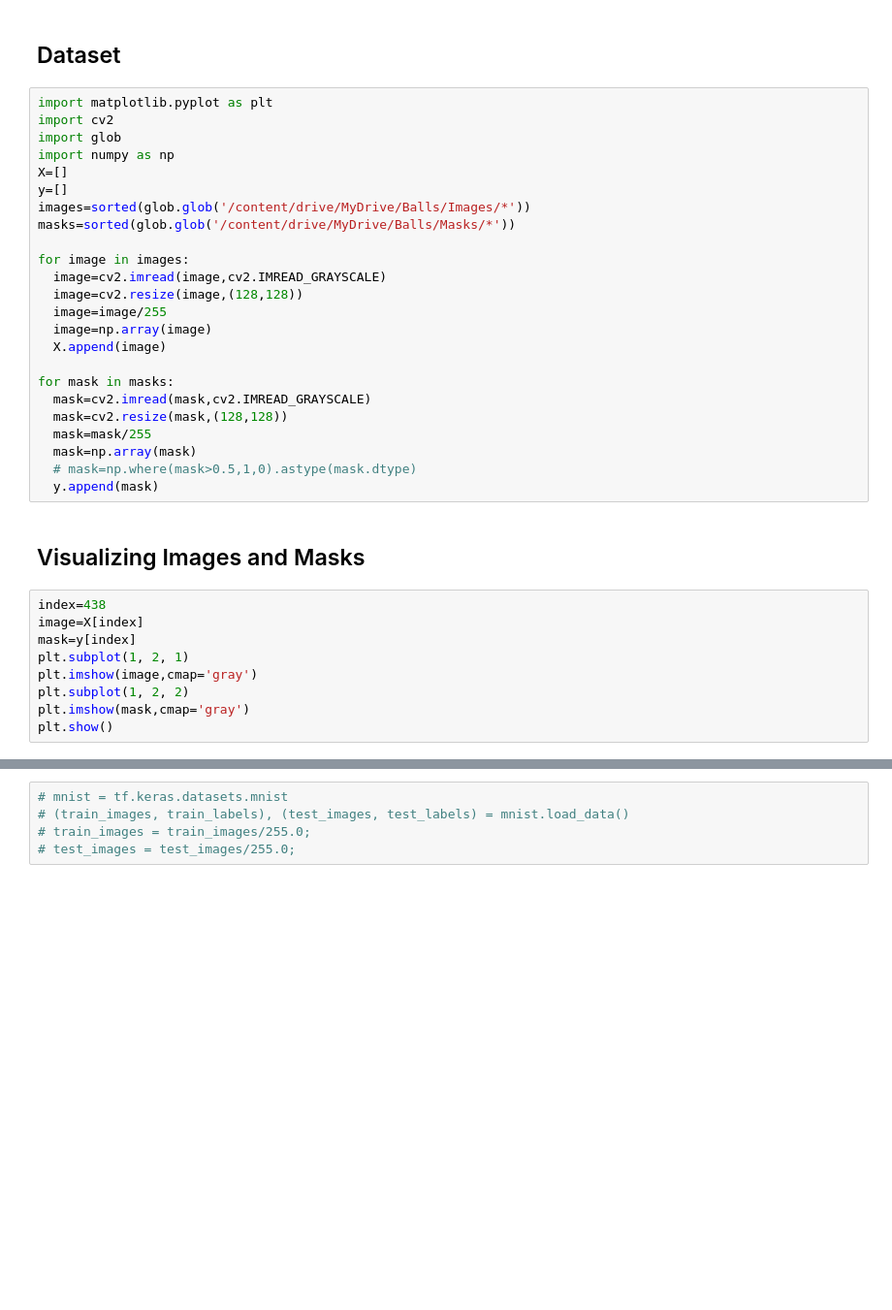
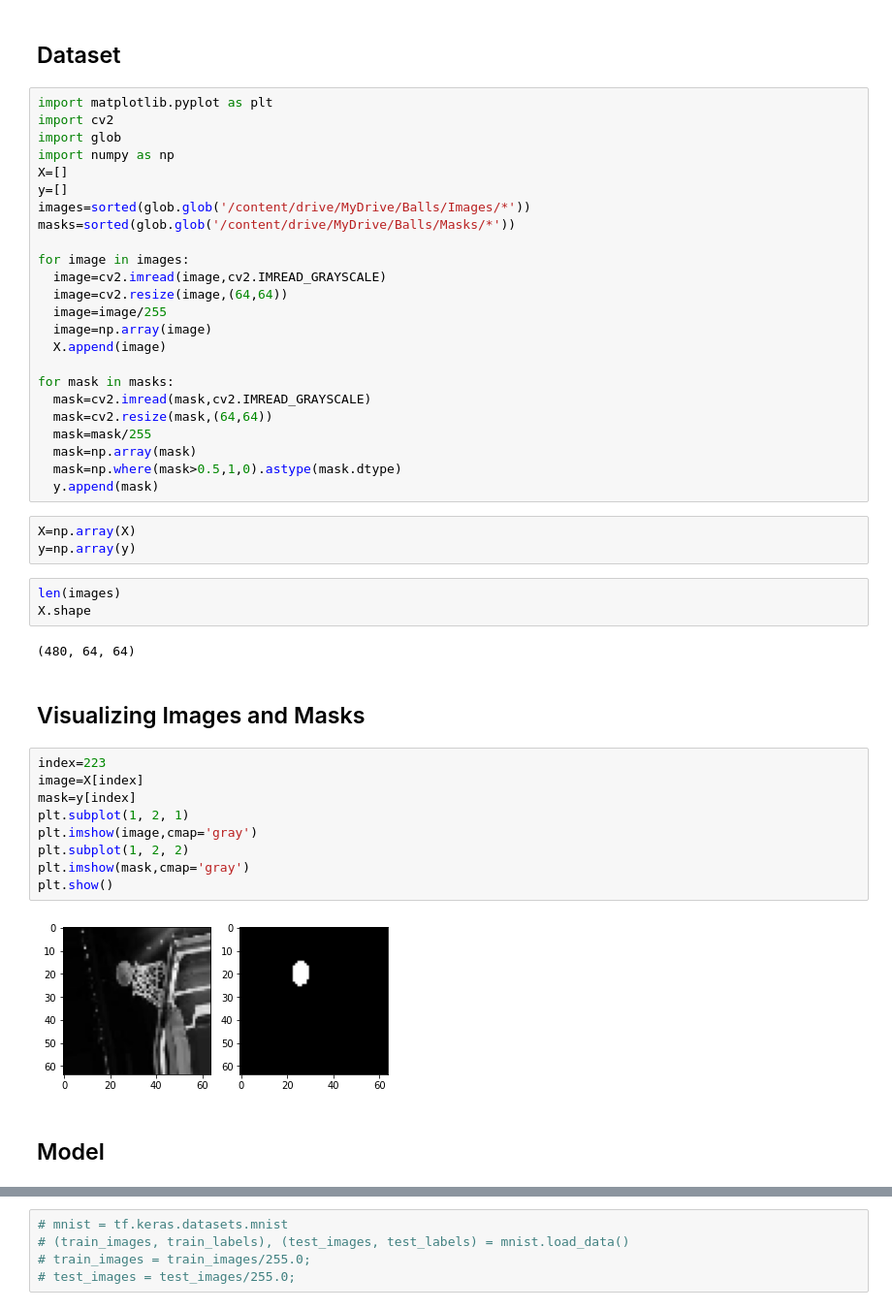
Before and after one commit to nnilayy/Ground-Zero, a Jupyter notebook: Segmentation.ipynb, the cells around one changed output, grey strips where cells are left out. Shown at 97% size. Cells and saved outputs as stored; diff of their text form; blank space fills up the shorter version.

```diff
--- a/Segmentation.ipynb
+++ b/Segmentation.ipynb
@@ -26,26 +28,38 @@ masks=sorted(glob.glob('/content/drive/MyDrive/Balls/Masks/*'))
 
 for image in images:
   image=cv2.imread(image,cv2.IMREAD_GRAYSCALE)
-  image=cv2.resize(image,(128,128))
+  image=cv2.resize(image,(64,64))
   image=image/255
   image=np.array(image)
   X.append(image)
 
 for mask in masks:
   mask=cv2.imread(mask,cv2.IMREAD_GRAYSCALE)
-  mask=cv2.resize(mask,(128,128))
+  mask=cv2.resize(mask,(64,64))
   mask=mask/255
   mask=np.array(mask)
-  # mask=np.where(mask>0.5,1,0).astype(mask.dtype)
+  mask=np.where(mask>0.5,1,0).astype(mask.dtype)
   y.append(mask)
+# %%
+X=np.array(X)
+y=np.array(y)
+# %%
+len(images)
+X.shape
+# %% [output]
+(480, 64, 64)
 # %% [markdown]
 ## Visualizing Images and Masks
 # %%
-index=438
+index=223
 image=X[index]
 mask=y[index]
 plt.subplot(1, 2, 1)
 plt.imshow(image,cmap='gray')
 plt.subplot(1, 2, 2)
 plt.imshow(mask,cmap='gray')
 plt.show()
+# %% [output]
+[figure, added]
+# %% [markdown]
+## Model
```
Also changed, not shown: parts of 20 cells of this notebook.
